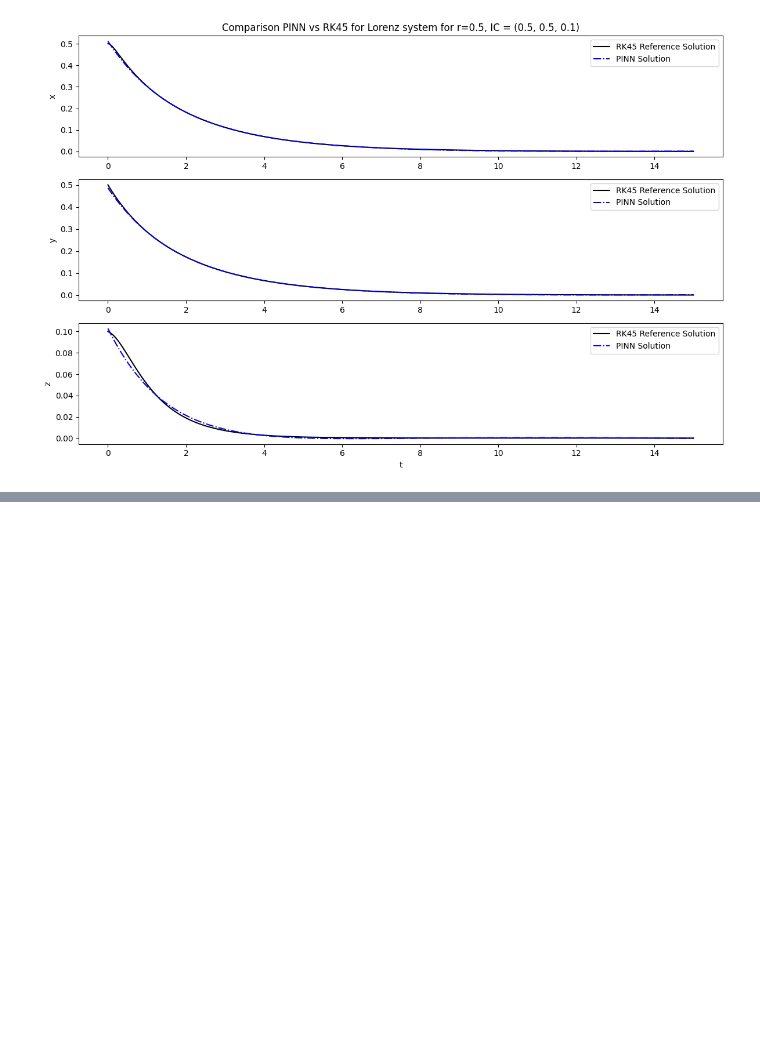
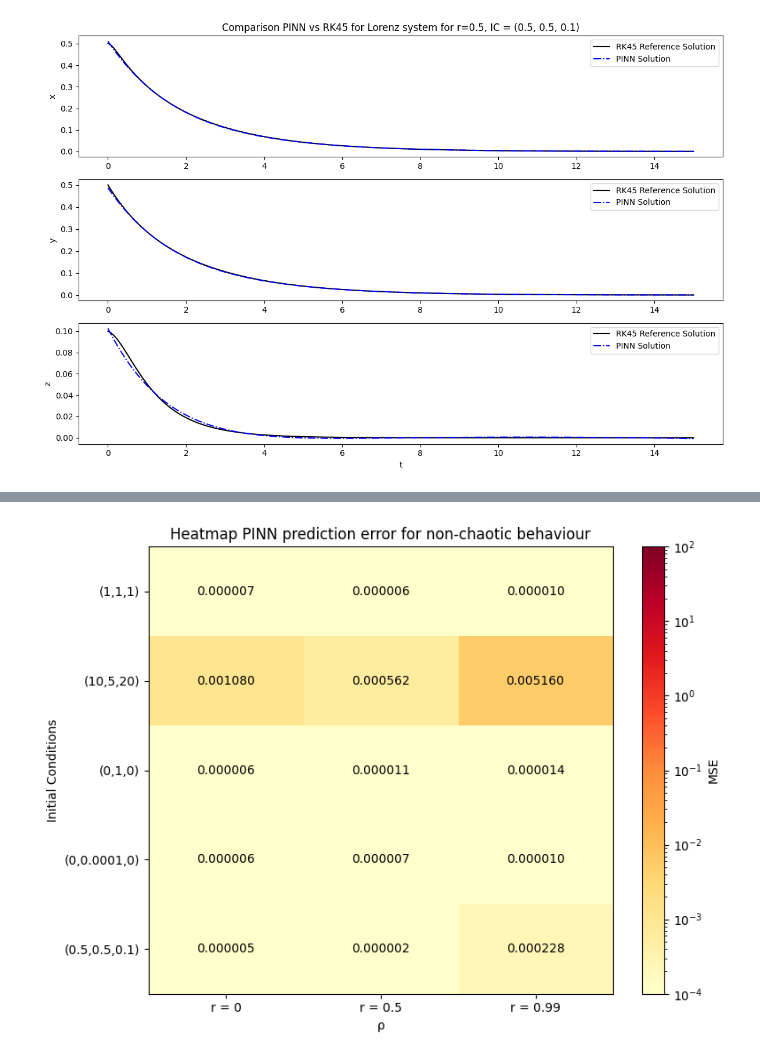
Before and after one commit to Fiinleyyy/PINNs_chaotic_DHBW_student_research, a Jupyter notebook: pinn_non_chaotic_investigation.ipynb, the cells around one changed output, grey strips where cells are left out. Saved outputs shown, nothing was run; the diff lists cells and outputs as text; code cells hidden in the pictures; blank space fills up the shorter version.

```diff
--- a/pinn_non_chaotic_investigation.ipynb
+++ b/pinn_non_chaotic_investigation.ipynb
@@ -788,0 +822,52 @@ x_y_z_plotter(
+# %%
+from matplotlib.colors import LogNorm
+
+# Fehler-Matrix (deine realen Werte einsetzen)
+error_matrix = np.array([
+    [reference_mse_r0, reference_mse_r1, reference_mse_r2],
+    [reference_mse_high_IC_r0, reference_mse_high_IC_r1, reference_mse_high_IC_r2],
+    [reference_mse_lorenz_IC_r0, reference_mse_lorenz_IC_r1, reference_mse_lorenz_IC_r2],
+    [reference_mse_sensitive_IC_r0, reference_mse_sensitive_IC_r1, reference_mse_sensitive_IC_r2],
+    [reference_mse_c_plus_r0, reference_mse_c_plus_r1, reference_mse_c_plus_r2],
+])
+
+# Achsenbeschriftungen
+ic_labels = [
+    "(1,1,1)",
+    "(10,5,20)",
+    "(0,1,0)",
+    "(0,0.0001,0)",
+    "(0.5,0.5,0.1)"
+]
+
+r_labels = ["r = 0", "r = 0.5", "r = 0.99"]
+
+# Heatmap mit logarithmischer Farbskala von 1e-4 bis 1e2
+fig, ax = plt.subplots(figsize=(8, 6))
+cax = ax.imshow(
+    error_matrix,
+    cmap='YlOrRd',
+    norm=LogNorm(vmin=1e-4, vmax=1e2),
+    aspect='auto'
+)
+
+# Achsenbeschriftungen
+ax.set_xticks(np.arange(len(r_labels)))
+ax.set_yticks(np.arange(len(ic_labels)))
+ax.set_xticklabels(r_labels)
+ax.set_yticklabels(ic_labels)
+
+# Fehlerwerte in die Zellen schreiben
+for i in range(len(ic_labels)):
+    for j in range(len(r_labels)):
+        ax.text(j, i, f"{error_matrix[i, j]:.6f}", ha='center', va='center', color='black')
+
+# Farbskala & Achsen
+plt.xlabel("ρ")
+plt.ylabel("Initial Conditions")
+plt.title("Heatmap PINN prediction error for non-chaotic behaviour")
+fig.colorbar(cax, label="MSE")
+plt.tight_layout()
+plt.show()
+# %% [output]
+[figure, added]
```
Also changed, not shown: parts of 31 cells of this notebook, 8 other files.
